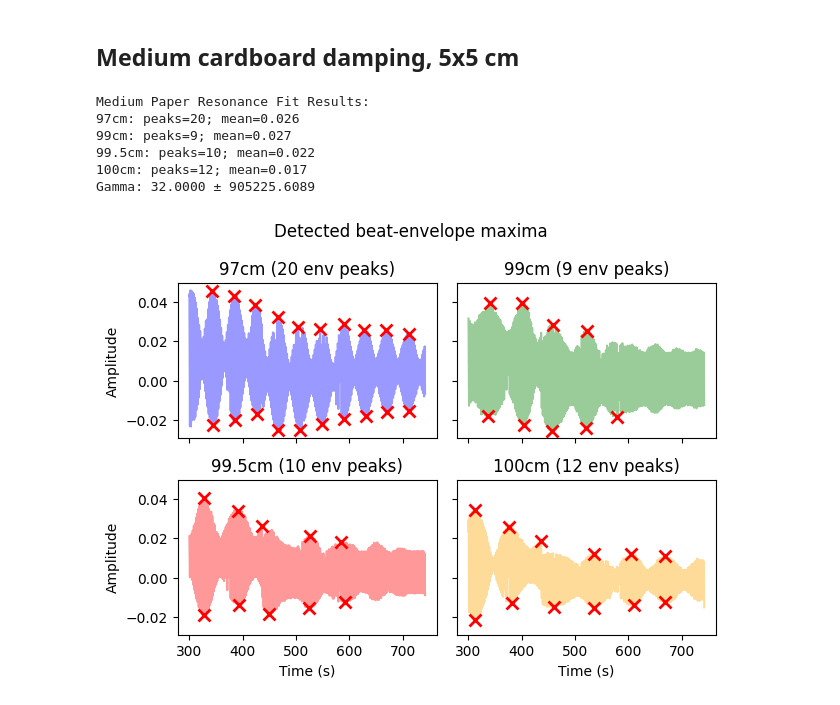
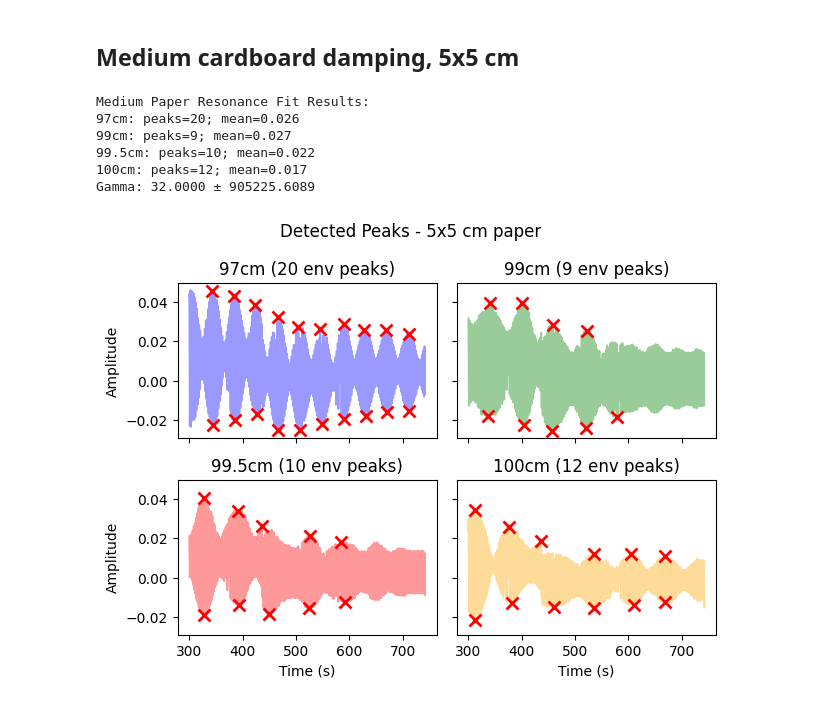
Before and after one commit to kij1n/physics-data-analysis, a Jupyter notebook: sessions/session5.ipynb, the cells around one changed output. Cells and saved outputs as stored; diff of their text form; code cells hidden in the pictures.

```diff
--- a/sessions/session5.ipynb
+++ b/sessions/session5.ipynb
@@ -77,20 +77,20 @@ plt.show()
 # %%
 medium_paper_resonance = ResonanceFitData(1.0, medium_paper)
 medium_paper_resonance.fit()
 
 print("Medium Paper Resonance Fit Results:")
 print(medium_paper_resonance.envelope_data)
 gamma, gamma_err = medium_paper_resonance.gamma, medium_paper_resonance.gamma_err
 print(f"Gamma: {gamma:.4f} ± {gamma_err:.4f}")
 
-medium_paper_resonance.plot_detected_peaks()
+medium_paper_resonance.plot_detected_peaks(title="Detected Peaks - 5x5 cm paper")
 plt.show()
 # %% [output]
 Medium Paper Resonance Fit Results:
 97cm: peaks=20; mean=0.026
 99cm: peaks=9; mean=0.027
 99.5cm: peaks=10; mean=0.022
 100cm: peaks=12; mean=0.017
 Gamma: 32.0000 ± 905225.6089
-[figure, old version]
+[figure, new version]
 # %%
```
Also changed, not shown: parts of 3 cells of this notebook, 3 other files.
